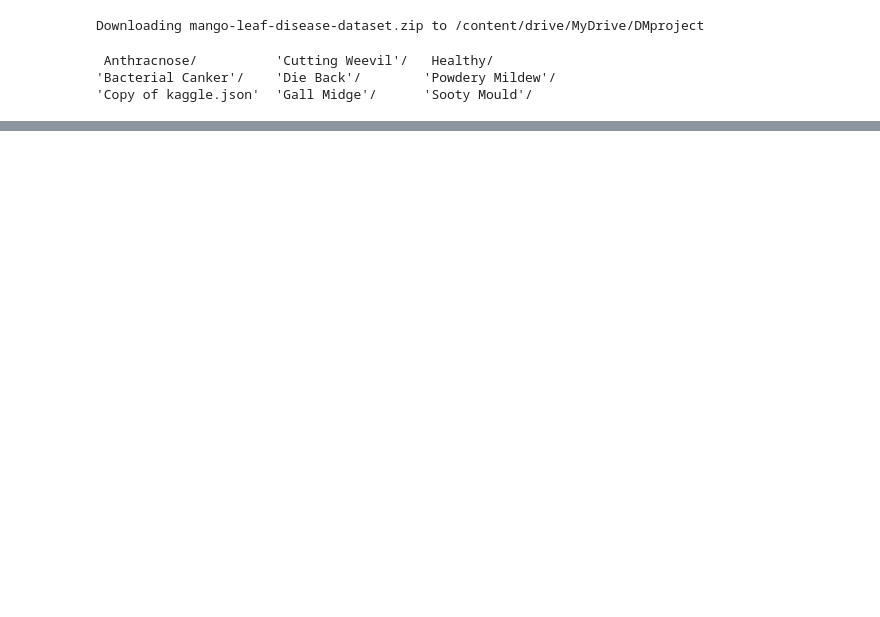
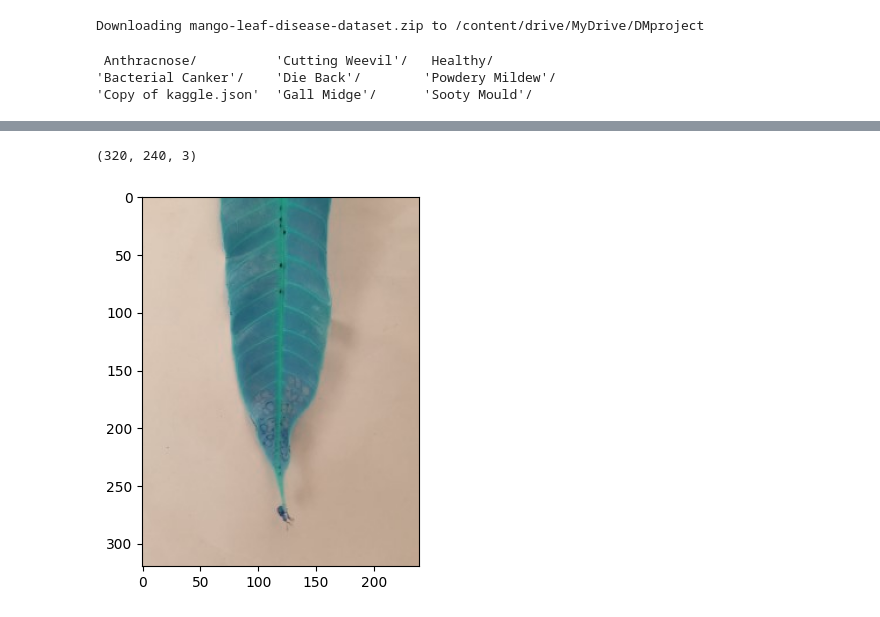
Before and after one commit to PaulChinta/DMP, a Jupyter notebook: DMP.ipynb, the cells around one changed output, grey strips where cells are left out. Saved outputs shown, nothing was run; the diff lists cells and outputs as text; code cells hidden in the pictures; blank space fills up the shorter version.

```diff
--- a/DMP.ipynb
+++ b/DMP.ipynb
@@ -34,0 +48,2 @@ for train_image,test_image in zip(train_folder,test_folder):
+# %%
+images1=os.listdir('DMproject/Anthracnose')
@@ -35,3 +93,15 @@ for train_image,test_image in zip(train_folder,test_folder):
+# %%
+x=cv2.imread('DMproject/Anthracnose/'+images1[0])
+
+plt.imshow(x)
+print(x.shape)
+
+
+# for i in labels:
+#   train_images.append(np.float32(cv2.imread('Anthracnose/'))/255.0)
+# %% [output]
+(320, 240, 3)
+[figure, added]
 # %%
 fig, axes = plt.subplots(nrows=5, ncols=5, figsize=(3,3))
 for i, ax in enumerate(axes.flat):
```
Also changed, not shown: parts of 12 cells of this notebook.
